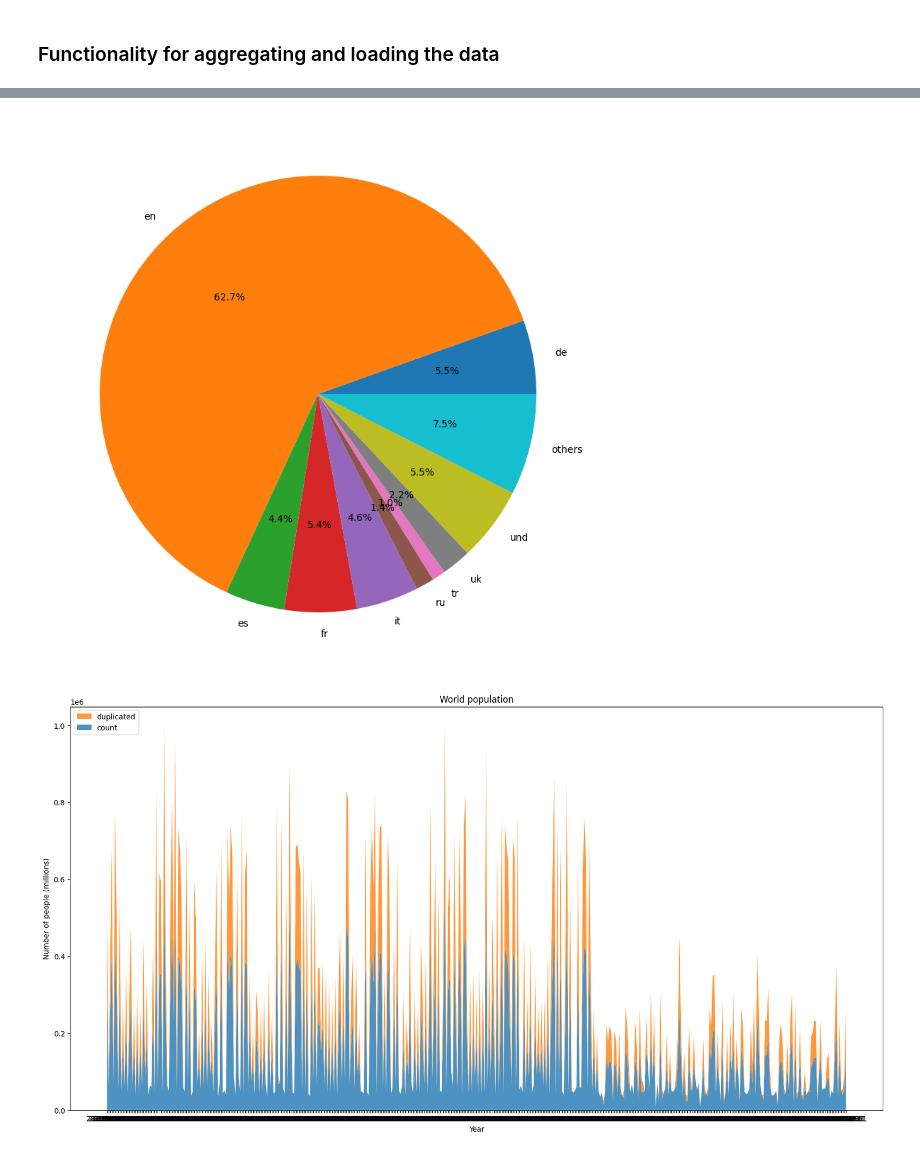
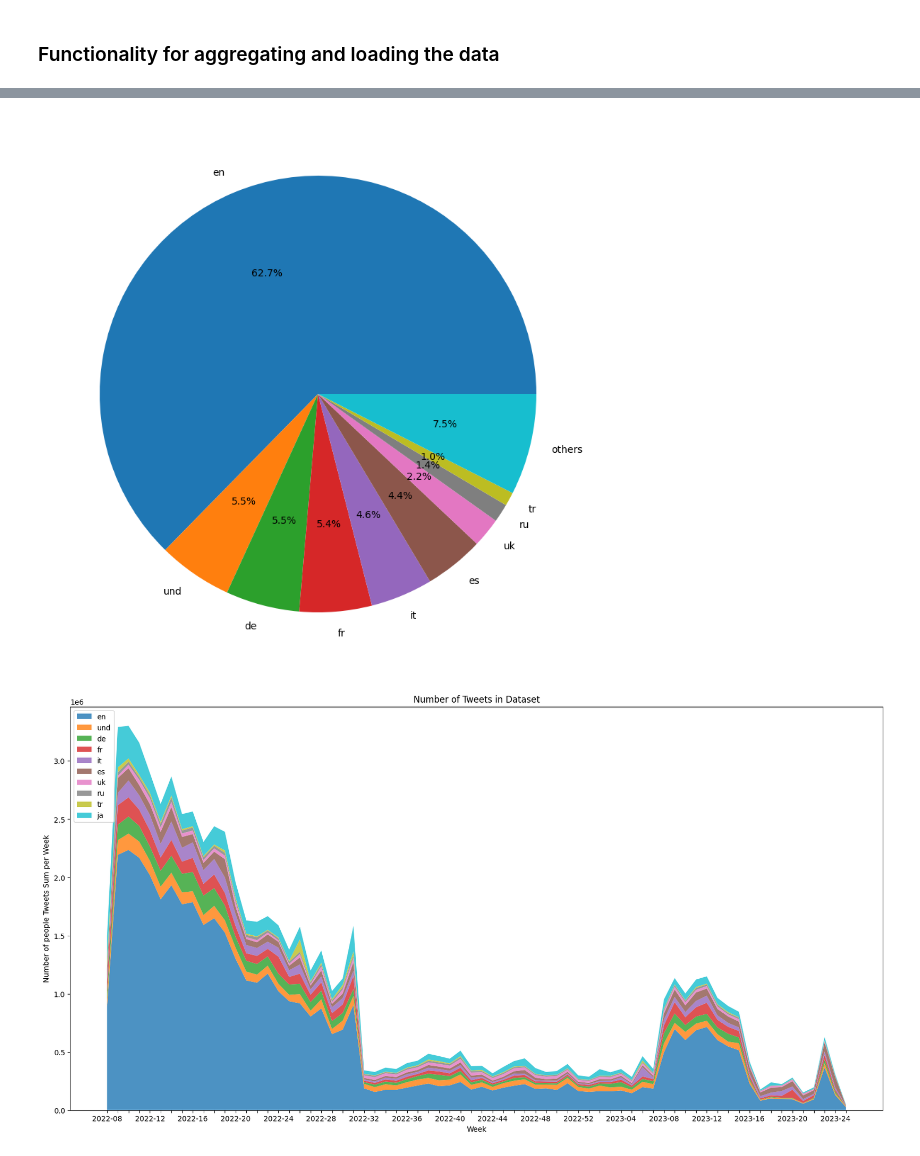
Before and after one commit to Freshpinguin/TopicAnalysisRUWTweets, a Jupyter notebook: Notebooks/FirstOpen.ipynb, the cells around one changed output, grey strips where cells are left out. Drawn from its saved outputs; the diff is of its cells as text; code cells hidden in the pictures.

```diff
--- a/Notebooks/FirstOpen.ipynb
+++ b/Notebooks/FirstOpen.ipynb
@@ -105,31 +184,38 @@ df_agg = get_all_aggregated_data()
 # %%
-languages = np.array(['am', 'ar', 'bg', 'bn', 'ca', 'ckb', 'cs', 'cy', 'da', 'de', 'dv', 'el',
-       'en', 'es', 'et', 'eu', 'fa', 'fi', 'fr', 'gu', 'hi', 'ht', 'hu', 'hy',
-       'in', 'is', 'it', 'iw', 'ja', 'ka', 'kn', 'ko', 'lt', 'lv', 'ml', 'mr',
-       'my', 'ne', 'nl', 'no', 'or', 'pa', 'pl', 'ps', 'pt', 'ro', 'ru', 'si',
-       'sl', 'sr', 'sv', 'ta', 'te', 'th', 'tl', 'tr', 'uk', 'und', 'ur', 'vi',
-       'zh','sd', 'km', 'lo', 'ug', 'bo'])
-language_counts = [df_agg[la].sum() for la in languages]
+language_counts = [df_agg[la].sum() for la in selected_lang]
 language_freq = np.array([la_co/sum(language_counts) for la_co in language_counts])
-selected_lang = language_freq > 0.01
-others = sum(language_freq[~selected_lang])
-languages = np.append(languages[selected_lang], "others")
-freqs = np.append(language_freq[selected_lang], others)
+freqs = language_freq[language_freq > 0.01]
 fig, ax = plt.subplots()
-ax.pie(freqs, labels=languages, autopct='%1.1f%%')
+ax.pie(freqs, labels=selected_lang, autopct='%1.1f%%')
 plt.show()
 # %% [output]
-[figure, old version]
+[figure, new version]
 # %%
+
+df_agg['weeks'] = df_agg['date'].apply(pd.to_datetime).apply(lambda x: str(x.year)+ "-" + str(x.week) if len(str(x.week))==2 else str(x.year)+ "-0" + str(x.week))
+
+
+df_weeks = df_agg.groupby("weeks")[selected_lang].sum()
+
+
 fig, ax = plt.subplots()
-ax.stackplot(df_agg['date'], [df_agg['row_count'],df_agg['text_duplicated_count']],
-             labels=['count','duplicated'], alpha=0.8)
-ax.legend(loc='upper left', reverse=True)
-ax.set_title('World population')
-ax.set_xlabel('Year')
-ax.set_ylabel('Number of people (millions)')
+index=["" for _ in range(len(df_weeks.index))]
+index[::4]=list(df_weeks.index)[::4]
+with warnings.catch_warnings():
+    warnings.filterwarnings("ignore")
+    ax.set_xticklabels(index)
+
+ax.stackplot(df_weeks.index, [df_weeks[la] for la in selected_lang],
+             labels=languages, alpha=0.8)
+
+
+ax.legend(loc='upper left')
+ax.set_title('Number of Tweets in Dataset')
+ax.set_xlabel('Week')
+
+ax.set_ylabel('Number of people Tweets Sum per Week')
 
 plt.show()
 # %% [output]
-[figure, old version]
+[figure, new version]
 # %%
```
Also changed, not shown: parts of 16 cells of this notebook, 12 other files.
